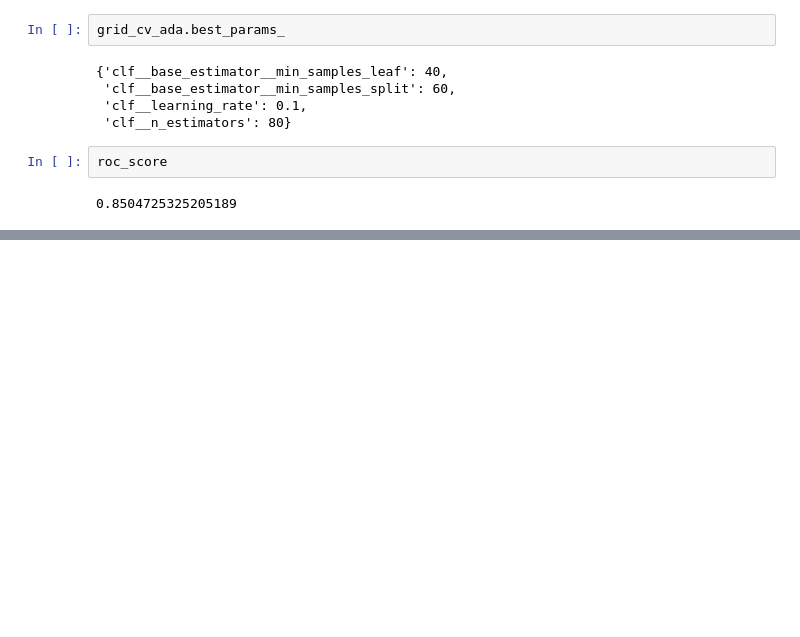
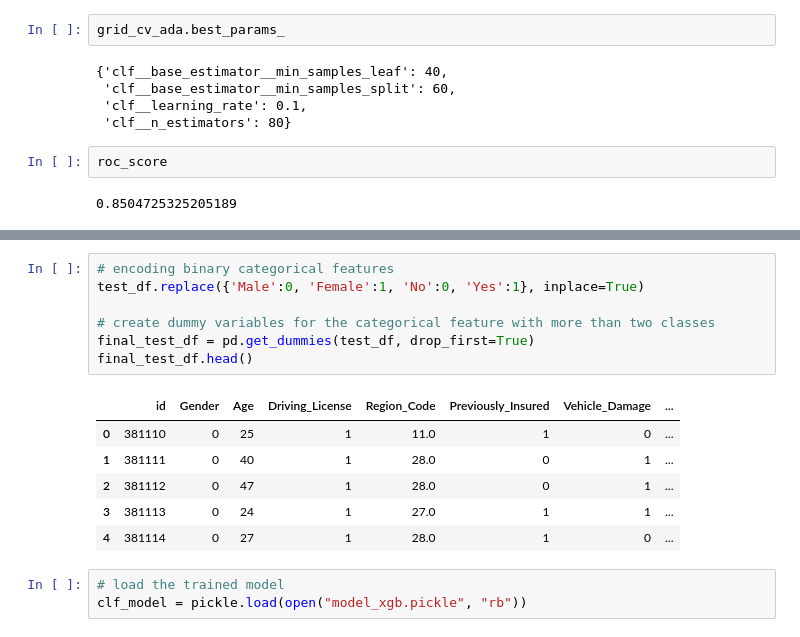
Before and after one commit to nabanitarimpi/Health-insurance-sell-prediction, a Jupyter notebook: health_insurance.ipynb, the cells around one changed output, grey strips where cells are left out. Drawn from its saved outputs; the diff is of its cells as text; blank space fills up the shorter version.

```diff
--- a/health_insurance.ipynb
+++ b/health_insurance.ipynb
@@ -759,0 +775,17 @@ Therefore the best perfoming algorithm on the validation set is XG
+# %%
+# encoding binary categorical features
+test_df.replace({'Male':0, 'Female':1, 'No':0, 'Yes':1}, inplace=True)
+
+# create dummy variables for the categorical feature with more than two classes
+final_test_df = pd.get_dummies(test_df, drop_first=True)
+final_test_df.head()
+# %% [output]
+|  | id | Gender | Age | Driving_License | Region_Code | Previously_Insured | Vehicle_Damage | ... |
+| 0 | 381110 | 0 | 25 | 1 | 11.0 | 1 | 0 | ... |
+| 1 | 381111 | 0 | 40 | 1 | 28.0 | 0 | 1 | ... |
+| 2 | 381112 | 0 | 47 | 1 | 28.0 | 0 | 1 | ... |
+| 3 | 381113 | 0 | 24 | 1 | 27.0 | 1 | 1 | ... |
+| 4 | 381114 | 0 | 27 | 1 | 28.0 | 1 | 0 | ... |
+# %%
+# load the trained model
+clf_model = pickle.load(open("model_xgb.pickle", "rb"))
```
Also changed, not shown: parts of 19 cells of this notebook, 3 other files.
